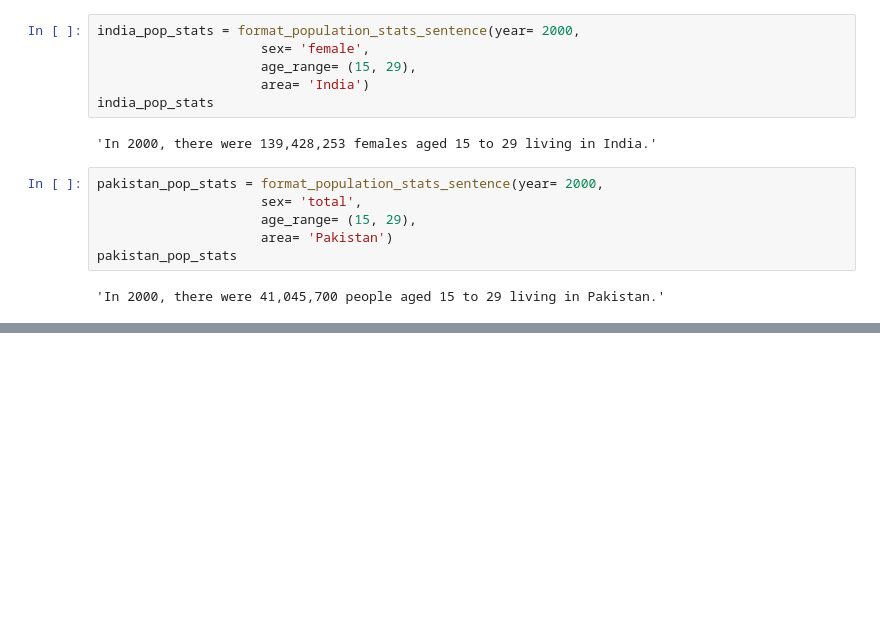
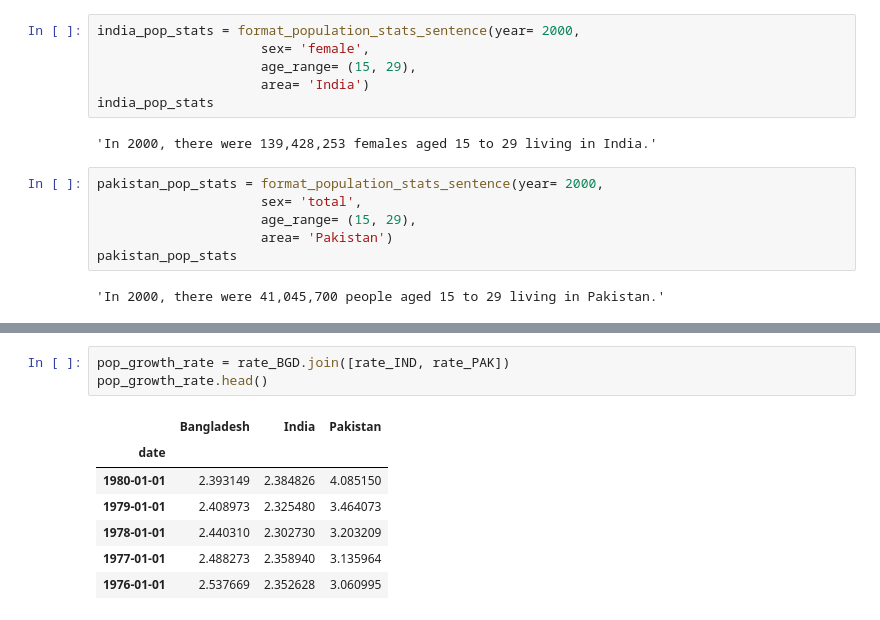
Before and after one commit to leannabaltonado/Dorothy-Thomas, a Jupyter notebook: Project_1_updated.ipynb, the cells around one changed output, grey strips where cells are left out. Cells and saved outputs as stored; diff of their text form; blank space fills up the shorter version.

```diff
--- a/Project_1_updated.ipynb
+++ b/Project_1_updated.ipynb
@@ -282,0 +322,11 @@ pakistan_pop_stats
+# %%
+pop_growth_rate = rate_BGD.join([rate_IND, rate_PAK])
+pop_growth_rate.head()
+# %% [output]
+|  | Bangladesh | India | Pakistan |
+| date |  |  |  |
+| 1980-01-01 | 2.393149 | 2.384826 | 4.085150 |
+| 1979-01-01 | 2.408973 | 2.325480 | 3.464073 |
+| 1978-01-01 | 2.440310 | 2.302730 | 3.203209 |
+| 1977-01-01 | 2.488273 | 2.358940 | 3.135964 |
+| 1976-01-01 | 2.537669 | 2.352628 | 3.060995 |
```
Also changed, not shown: parts of 8 cells of this notebook.
